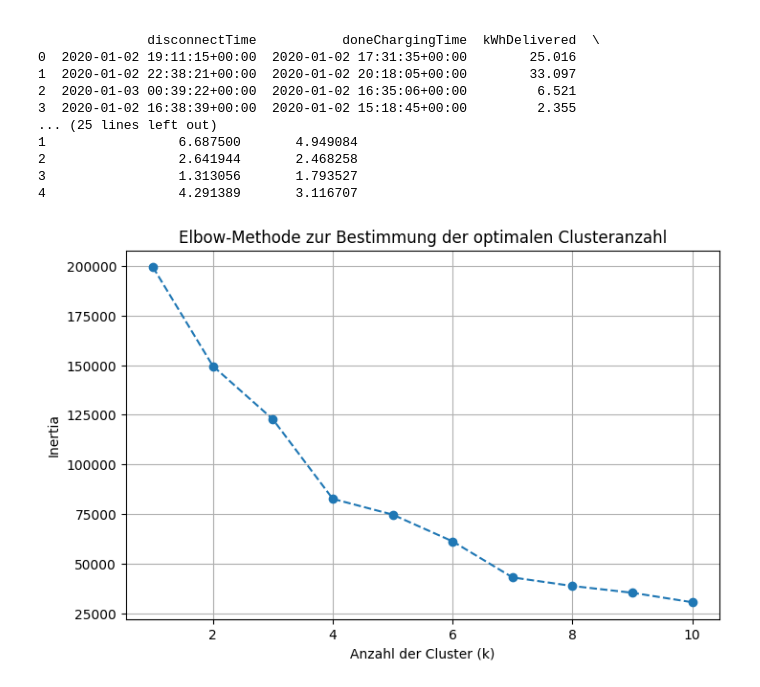
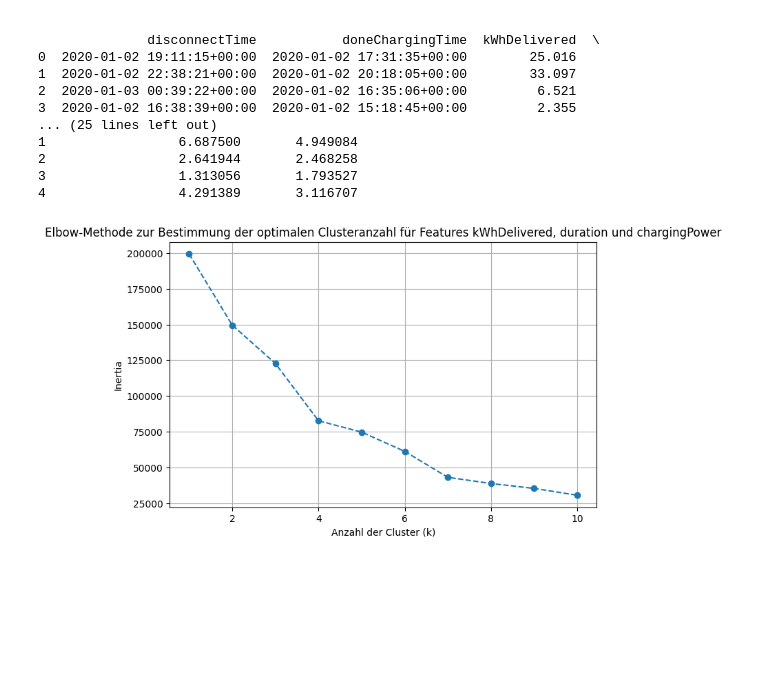
Before and after one commit to czwiessler/AAEnergizer, a Jupyter notebook: 3/excersie 3.ipynb, the cells around one changed output. Cells and saved outputs as stored; diff of their text form; code cells hidden in the pictures; blank space fills up the shorter version.

Commit message:
added KMeans Cluster to Notebook

```diff
--- a/3/excersie 3.ipynb
+++ b/3/excersie 3.ipynb
@@ -4,16 +4,9 @@ import matplotlib.pyplot as plt
 from sklearn.cluster import KMeans
 import pandas as pd
 # %%
-file_path = '../data/charging_sessions_cleaned.csv'
-data = pd.read_csv(file_path)
+df = pd.read_csv("../data/processed/charging_sessions_cleaned.csv")
 
-print(data.head())
-# Auswahl der relevanten Merkmale
-features = data[['kWhDelivered', 'duration', 'chargingPower']].copy()
-
-# Normalisierung der Daten
-scaler = StandardScaler()
-normalized_features = scaler.fit_transform(features)
+print(df.head())
 # %% [output]
    Unnamed: 0                        id             connectionTime  \
 0           0  5e23b149f9af8b5fe4b973cf  2020-01-02 13:08:54+00:00
@@ -33,22 +26,29 @@ normalized_features = scaler.fit_transform(features)
 3                 1.313056       1.793527
 4                 4.291389       3.116707
 # %%
+# Auswahl der relevanten Merkmale
+features = df[['kWhDelivered', 'duration', 'chargingPower']].copy()
+
+# Normalisierung der Daten
+scaler = StandardScaler()
+normalized_features = scaler.fit_transform(features)
+
 # Bestimmung der optimalen Anzahl an Clustern mit der Elbow-Methode
 inertia = []
 cluster_range = range(1, 11)
 
 for k in cluster_range:
     kmeans = KMeans(n_clusters=k, random_state=42)
     kmeans.fit(normalized_features)
     inertia.append(kmeans.inertia_)
 
 # Elbow-Plot erstellen
 plt.figure(figsize=(8, 5))
 plt.plot(cluster_range, inertia, marker='o', linestyle='--')
-plt.title('Elbow-Methode zur Bestimmung der optimalen Clusteranzahl')
+plt.title('Elbow-Methode zur Bestimmung der optimalen Clusteranzahl für Features kWhDelivered, duration und chargingPower')
 plt.xlabel('Anzahl der Cluster (k)')
 plt.ylabel('Inertia')
 plt.grid(True)
 plt.show()
 # %% [output]
-[figure, old version]
+[figure, new version]
```
Also changed, not shown: parts of 2 cells of this notebook.
